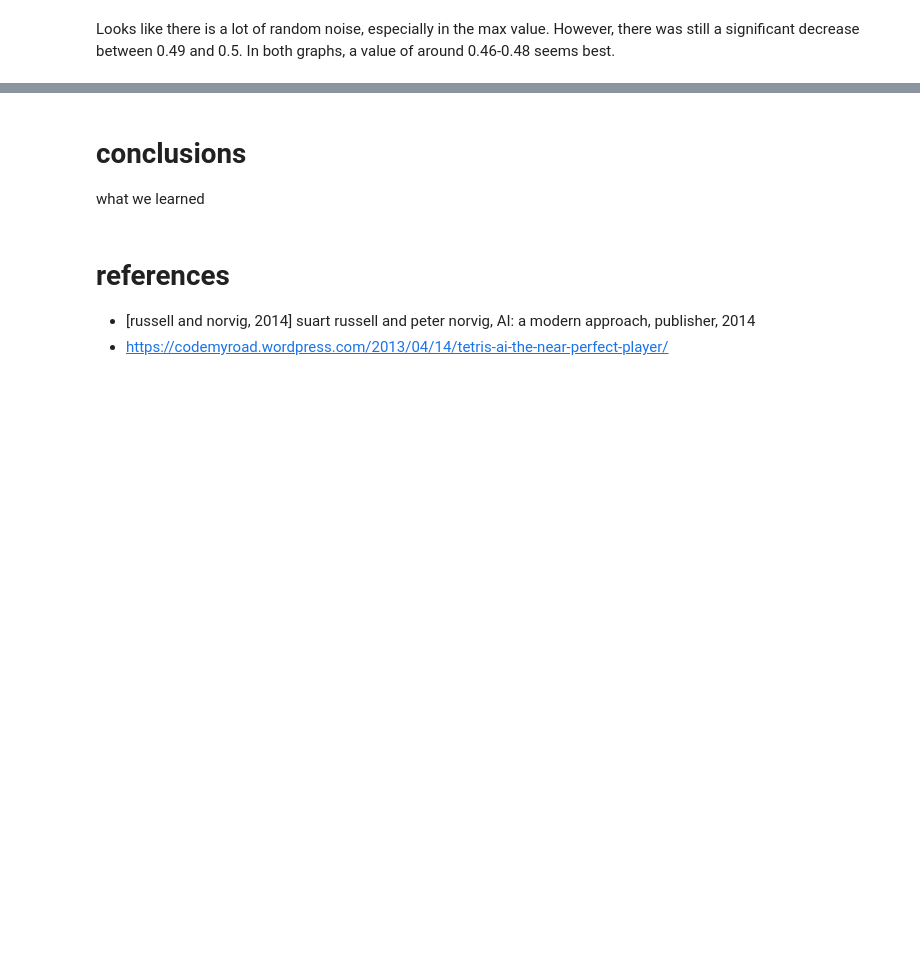
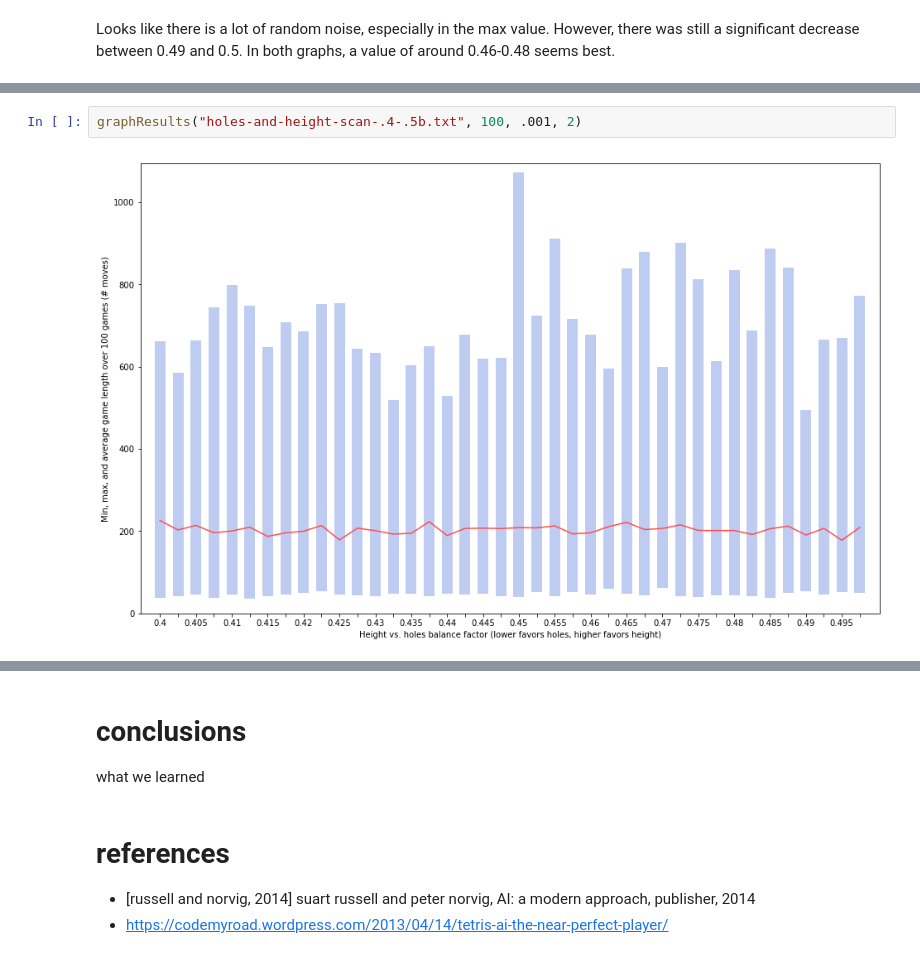
Before and after one commit to josephgriffith/Tetris-AI-Project, a Jupyter notebook: Project Report.ipynb, the cells around one changed output, grey strips where cells are left out. Drawn from its saved outputs; the diff is of its cells as text; blank space fills up the shorter version.

```diff
--- a/Project Report.ipynb
+++ b/Project Report.ipynb
@@ -222,0 +225,4 @@ Looks like there is a lot of random noise, especially in the max value.  However
+# %%
+graphResults("holes-and-height-scan-.4-.5b.txt", 100, .001, 2)
+# %% [output]
+[figure, added]
```
Also changed, not shown: parts of 18 cells of this notebook, 4 other files.
